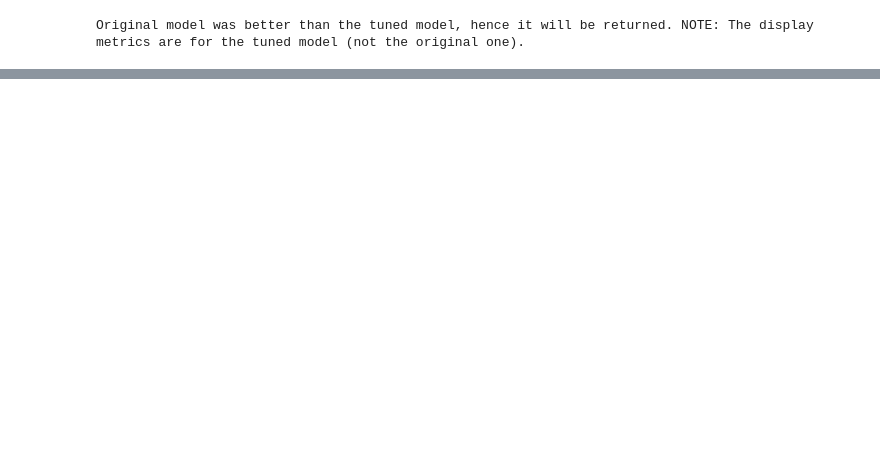
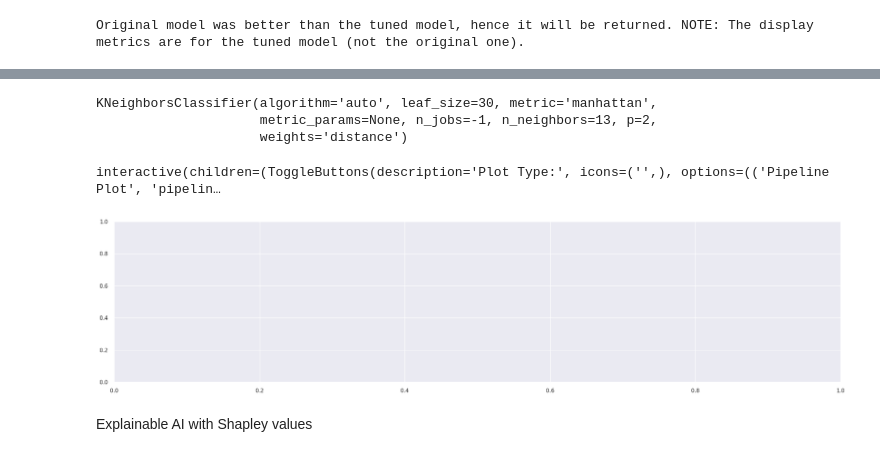
Before and after one commit to Gurpreet-KSaini/INSE6220, a Jupyter notebook: INSE6220_GurpreetKaur_40226346.ipynb, the cells around one changed output, grey strips where cells are left out. Saved outputs shown, nothing was run; the diff lists cells and outputs as text; code cells hidden in the pictures; blank space fills up the shorter version.

```diff
--- a/INSE6220_GurpreetKaur_40226346.ipynb
+++ b/INSE6220_GurpreetKaur_40226346.ipynb
@@ -783,0 +837,2 @@ Original model was better than the tuned model, hence it will be returned. NOTE:
+# %%
+best_model_pca = compare_models()
@@ -783,0 +858,2 @@ Original model was better than the tuned model, hence it will be returned. NOTE:
+# %%
+tuned_best_model_pca = tune_model(best_model_pca)
@@ -783,0 +878,13 @@ Original model was better than the tuned model, hence it will be returned. NOTE:
+# %%
+tuned_best_model_pca
+# %% [output]
+KNeighborsClassifier(algorithm='auto', leaf_size=30, metric='manhattan',
+                     metric_params=None, n_jobs=-1, n_neighbors=13, p=2,
+                     weights='distance')
+# %%
+evaluate_model(tuned_best_model_pca)
+# %% [output]
+interactive(children=(ToggleButtons(description='Plot Type:', icons=('',), options=(('Pipeline Plot', 'pipelin…
+[figure, added]
+# %% [markdown]
+Explainable AI with Shapley values
```
Also changed, not shown: parts of 14 cells of this notebook.
